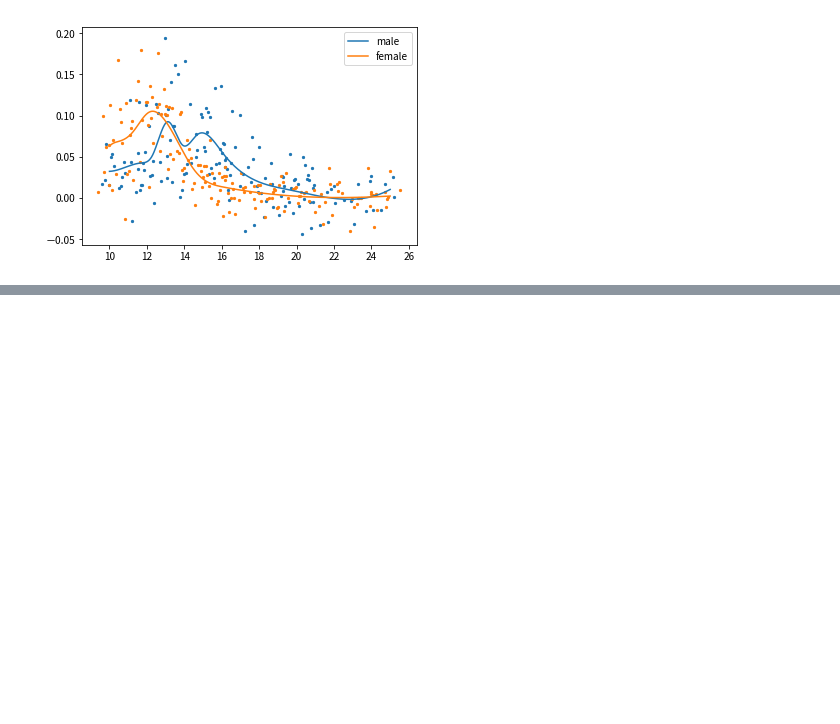
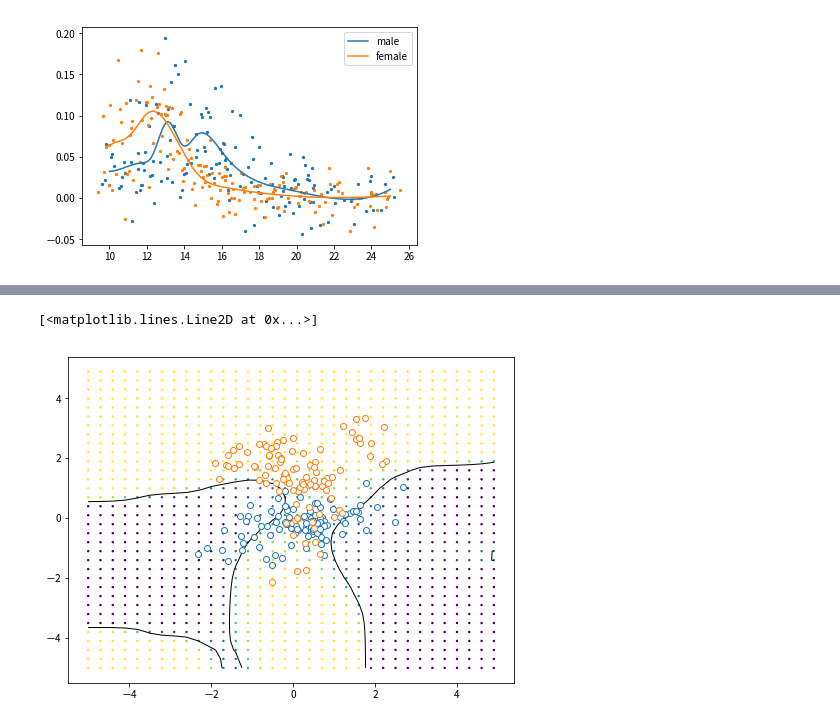
Before and after one commit to sorashido/esl-learn, a Jupyter notebook: chapter5.ipynb, the cells around one changed output, grey strips where cells are left out. Saved outputs shown, nothing was run; the diff lists cells and outputs as text; code cells hidden in the pictures; blank space fills up the shorter version.

```diff
--- a/chapter5.ipynb
+++ b/chapter5.ipynb
@@ -441,0 +511,24 @@ plt.scatter(x_fem, y_fem, c='C1', s=5)
+# %%
+# tensor product
+model = ['te(cr(x_1, df=4), cr(x_2, df=4))']
+y, X = patsy.dmatrices('y ~ '+model[0], df_sample, return_type = 'dataframe')
+
+logreg = LogisticRegression(C=1e8)
+logreg.fit(X, y)
+y_pred_logreg = logreg.predict(X)
+
+xx, yy = np.mgrid[-5:5:0.3, -5:5:0.3]
+grid = np.c_[xx.ravel(), yy.ravel()]
+df_grid = pd.DataFrame(grid, columns=['x_1','x_2'])
+X = patsy.dmatrix(model[0], df_grid, return_type = 'dataframe')
+probs = logreg.predict_proba(X)[:, 1].reshape(xx.shape)
+
+f, ax = plt.subplots(figsize=(8, 6))
+plt.scatter(xx, yy, c=probs, s=2)
+plt.contour(xx, yy, probs, linewidths=1, levels=[0.5], colors='k',
+                      vmin=0, vmax=1)
+plt.plot(sample_blue[:, 0], sample_blue[:, 1],'o',color='white', markeredgecolor='C0')
+plt.plot(sample_orange[:, 0], sample_orange[:, 1],'o',color='white', markeredgecolor='C1')
+# %% [output]
+[<matplotlib.lines.Line2D at 0x...>]
+[figure, added]
```
Also changed, not shown: parts of 5 cells of this notebook, 1 other file.
